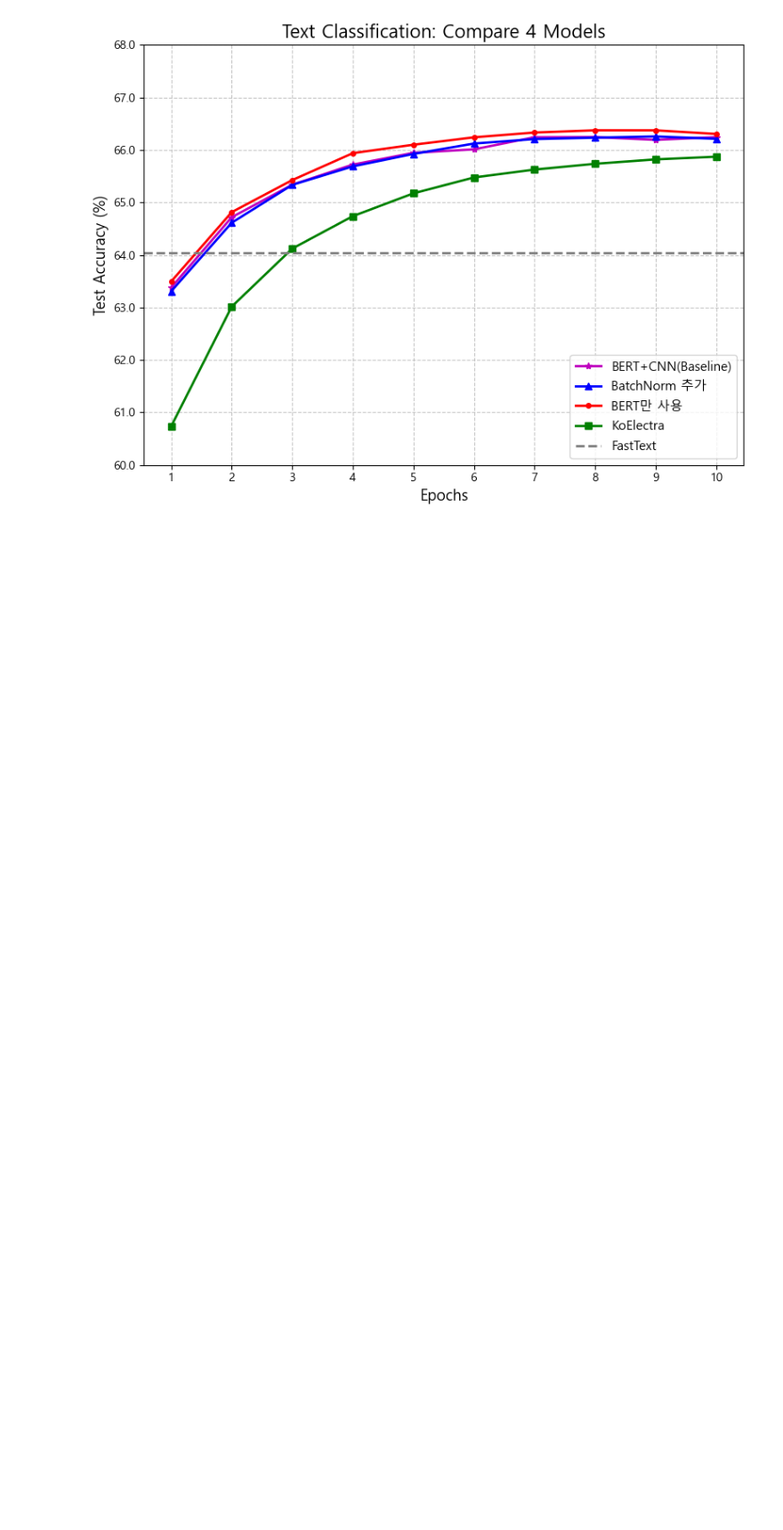
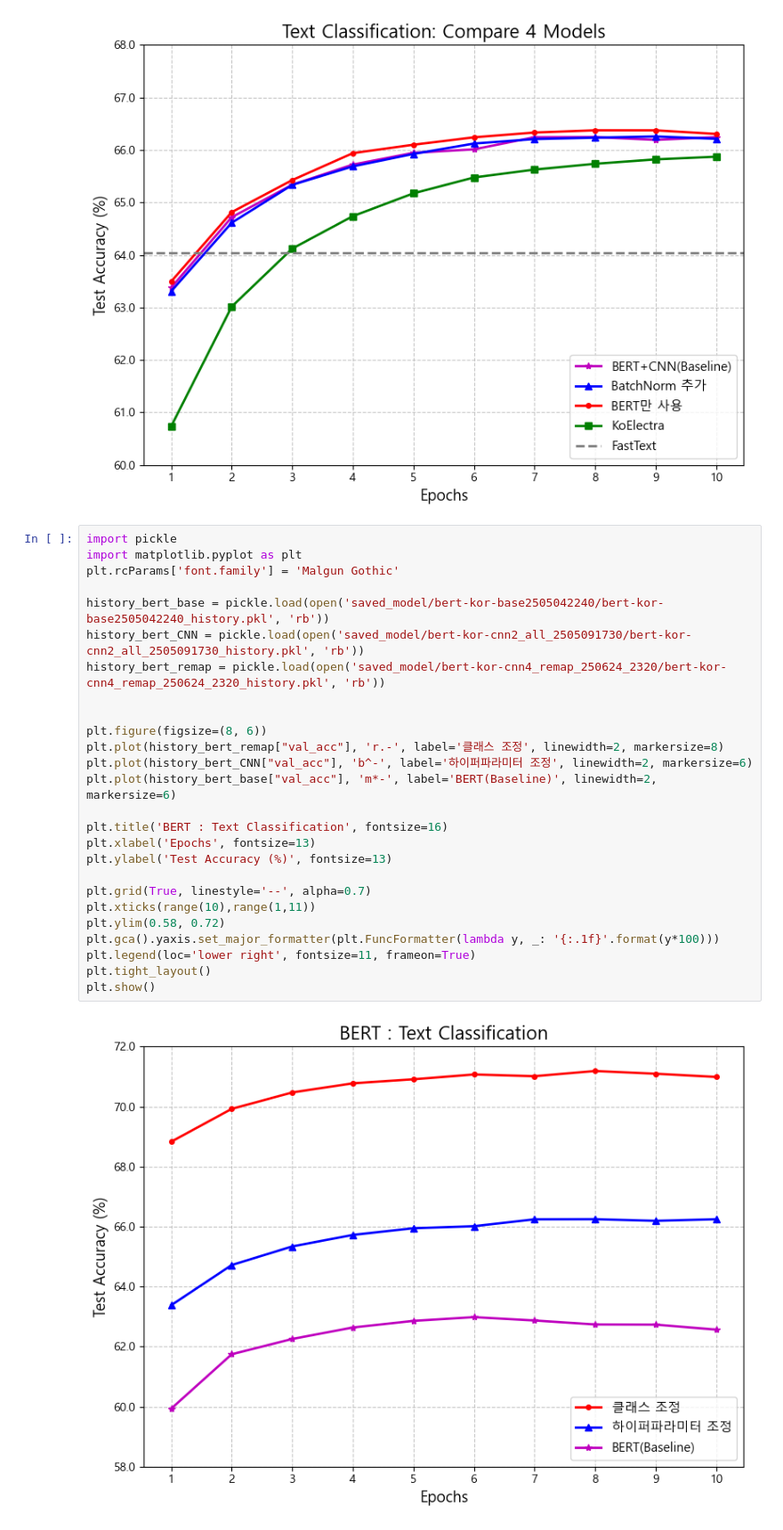
Before and after one commit to hojin3777/CustomNameClassifier, a Jupyter notebook: train_bert_cnn4_remap.ipynb, the cells around one changed output. Shown: that part at 89% size. Saved outputs shown, nothing was run; the diff lists cells and outputs as text; blank space fills up the shorter version.

```diff
--- a/train_bert_cnn4_remap.ipynb
+++ b/train_bert_cnn4_remap.ipynb
@@ -903,3 +903,31 @@ plt.tight_layout()
 plt.show()
 # %% [output]
 [figure]
+# %%
+import pickle
+import matplotlib.pyplot as plt
+plt.rcParams['font.family'] = 'Malgun Gothic'
+
+history_bert_base = pickle.load(open('saved_model/bert-kor-base2505042240/bert-kor-base2505042240_history.pkl', 'rb'))
+history_bert_CNN = pickle.load(open('saved_model/bert-kor-cnn2_all_2505091730/bert-kor-cnn2_all_2505091730_history.pkl', 'rb'))
+history_bert_remap = pickle.load(open('saved_model/bert-kor-cnn4_remap_250624_2320/bert-kor-cnn4_remap_250624_2320_history.pkl', 'rb'))
+
+
+plt.figure(figsize=(8, 6))
+plt.plot(history_bert_remap["val_acc"], 'r.-', label='클래스 조정', linewidth=2, markersize=8)
+plt.plot(history_bert_CNN["val_acc"], 'b^-', label='하이퍼파라미터 조정', linewidth=2, markersize=6)
+plt.plot(history_bert_base["val_acc"], 'm*-', label='BERT(Baseline)', linewidth=2, markersize=6)
+
+plt.title('BERT : Text Classification', fontsize=16)
+plt.xlabel('Epochs', fontsize=13)
+plt.ylabel('Test Accuracy (%)', fontsize=13)
+
+plt.grid(True, linestyle='--', alpha=0.7)
+plt.xticks(range(10),range(1,11))
+plt.ylim(0.58, 0.72)
+plt.gca().yaxis.set_major_formatter(plt.FuncFormatter(lambda y, _: '{:.1f}'.format(y*100)))
+plt.legend(loc='lower right', fontsize=11, frameon=True)
+plt.tight_layout()
+plt.show()
+# %% [output]
+[figure, added]
```
Also changed, not shown: 1 other file.
